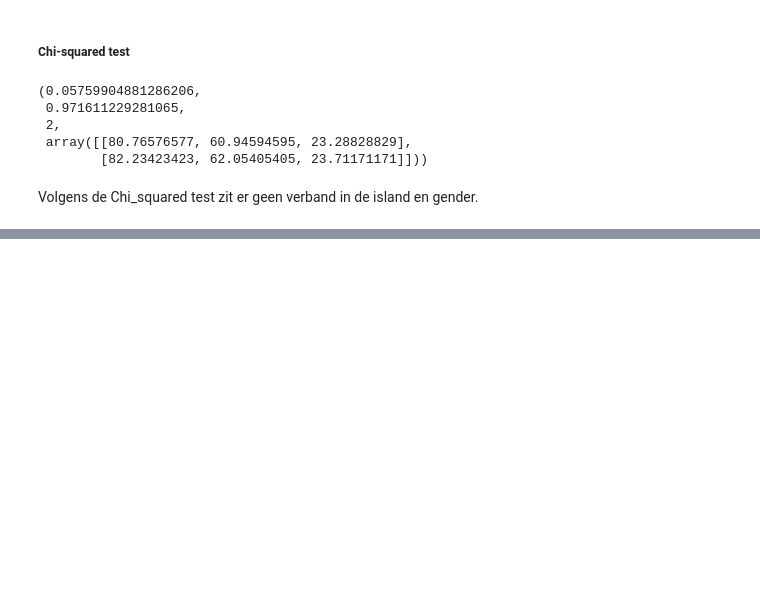
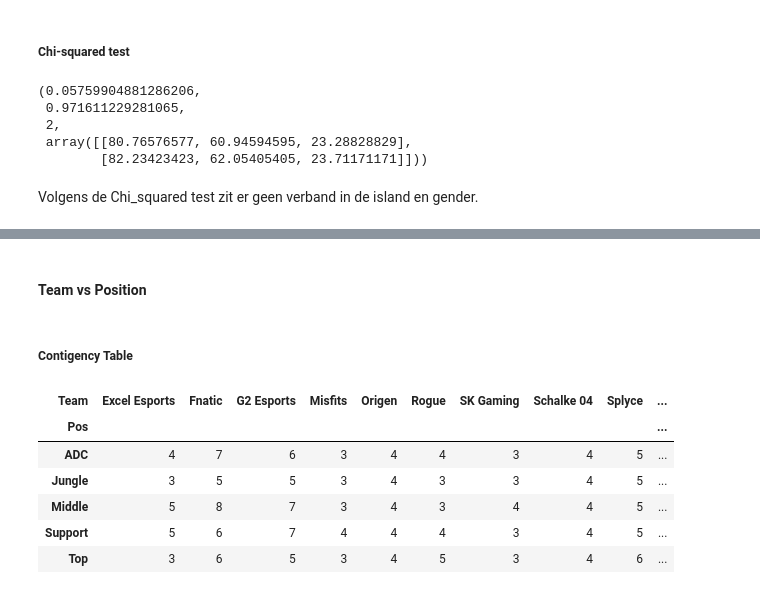
Before and after one commit to elco2000/DataSciencePortfolio, a Jupyter notebook: Week2b.ipynb, the cells around one changed output, grey strips where cells are left out. Saved outputs shown, nothing was run; the diff lists cells and outputs as text; code cells hidden in the pictures; blank space fills up the shorter version.

```diff
--- a/Week2b.ipynb
+++ b/Week2b.ipynb
@@ -245,0 +256,15 @@ Volgens de Chi_squared test zit er geen verband in de island en gender.
+# %% [markdown]
+#### Team vs Position
+# %% [markdown]
+##### Contigency Table
+# %%
+contingencyTableThree= lecDataset.groupby(['Team','Pos']).size().unstack('Team', fill_value=0)
+contingencyTableThree
+# %% [output]
+| Team | Excel Esports | Fnatic | G2 Esports | Misfits | Origen | Rogue | SK Gaming | Schalke 04 | Splyce | ... |
+| Pos |  |  |  |  |  |  |  |  |  | ... |
+| ADC | 4 | 7 | 6 | 3 | 4 | 4 | 3 | 4 | 5 | ... |
+| Jungle | 3 | 5 | 5 | 3 | 4 | 3 | 3 | 4 | 5 | ... |
+| Middle | 5 | 8 | 7 | 3 | 4 | 3 | 4 | 4 | 5 | ... |
+| Support | 5 | 6 | 7 | 4 | 4 | 4 | 3 | 4 | 5 | ... |
+| Top | 3 | 6 | 5 | 3 | 4 | 5 | 3 | 4 | 6 | ... |
```
Also changed, not shown: parts of 7 cells of this notebook.
